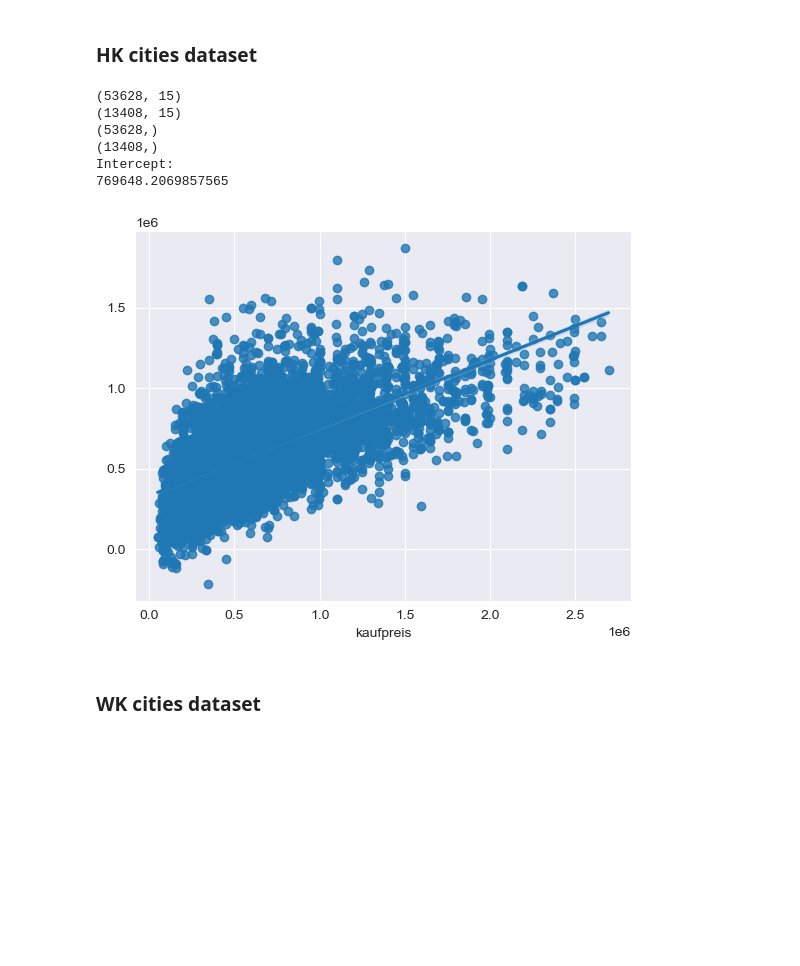
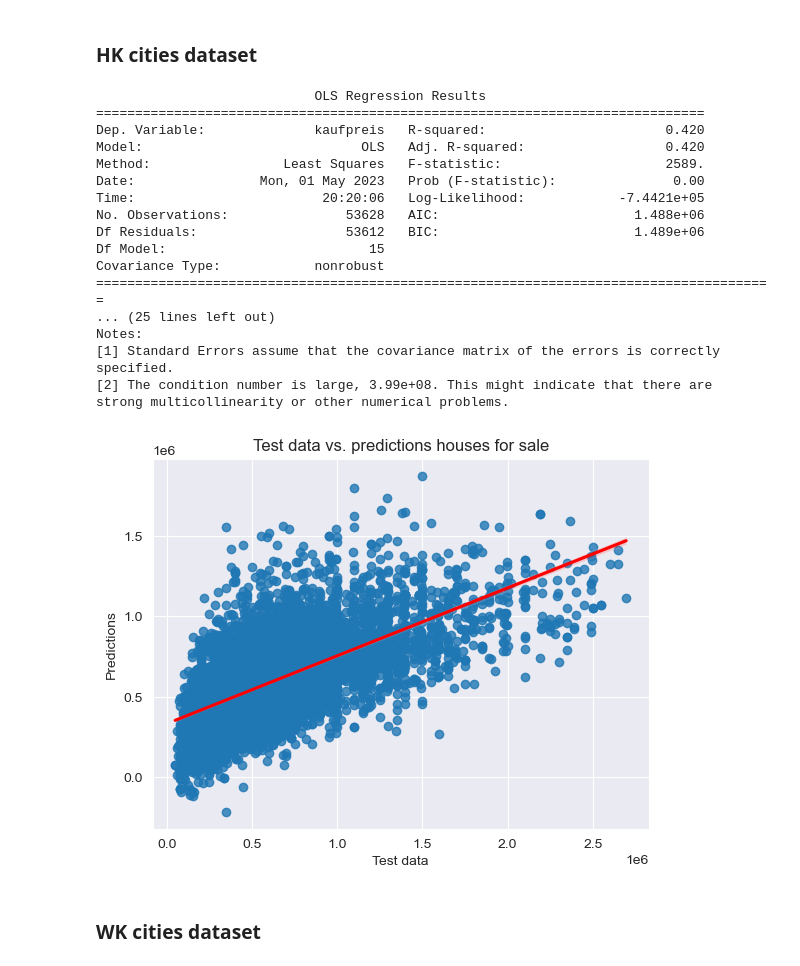
Before and after one commit to pvseydlitz/BachelorThesis, a Jupyter notebook: regressions_only.ipynb, the cells around one changed output. Cells and saved outputs as stored; diff of their text form; code cells hidden in the pictures; blank space fills up the shorter version.

```diff
--- a/regressions_only.ipynb
+++ b/regressions_only.ipynb
@@ -366,42 +462,52 @@ stargazer_tab
 # %%
 hk_2022 = pd.read_csv('./Data/Cleaned-Datasets/HK_2022_cleaned.csv')
 df_hk_2022 = pd.DataFrame(hk_2022)
 
 X = df_hk_2022[['wohnflaeche', 'grundstuecksflaeche', 'zimmeranzahl', 'schlafzimmer', 'badezimmer', 'keller', 'parkplatz', 'age', 'objektzustand', 'einwohner', 'Bevölkerungsdichte', 'Arbeitslosenquote', 'BIP_pro_einwohner', 'Einkommen', 'Leerstandsquote']]
 Y = df_hk_2022['kaufpreis']
 
-from sklearn.model_selection import train_test_split
 X_train, X_test, y_train, y_test = train_test_split(X, Y, test_size=0.2, random_state=101)
-print(X_train.shape)
-print(X_test.shape)
-print(y_train.shape)
-print(y_test.shape)
+#print(X_train.shape)
+#print(X_test.shape)
+#print(y_train.shape)
+#print(y_test.shape)
 
-from sklearn.linear_model import LinearRegression
 model = LinearRegression()
 model.fit(X_train,y_train)
 
-print('Intercept:')
-print(model.intercept_)
+#print('Intercept:')
+#print(model.intercept_)
 
 coeff_parameter = pd.DataFrame(model.coef_,X.columns,columns=['Coefficient'])
 #print(coeff_parameter)
 
 predictions = model.predict(X_test)
-
-sns.regplot(x=y_test, y=predictions)
+regplot = sns.regplot(x=y_test, y=predictions, line_kws={'color': 'red'})
+regplot.set(title='Test data vs. predictions houses for sale', xlabel='Test data', ylabel='Predictions')
+regplot
 
 X_train_Sm= sm.add_constant(X_train)
 hk_ls=sm.OLS(y_train,X_train_Sm).fit()
-#print(hk_ls.summary())
+print(hk_ls.summary())
 # %% [output]
-(53628, 15)
-(13408, 15)
-(53628,)
-(13408,)
-Intercept:
-769648.2069857565
+                            OLS Regression Results
+==============================================================================
+Dep. Variable:              kaufpreis   R-squared:                       0.420
+Model:                            OLS   Adj. R-squared:                  0.420
+Method:                 Least Squares   F-statistic:                     2589.
+Date:                Mon, 01 May 2023   Prob (F-statistic):               0.00
+Time:                        20:20:06   Log-Likelihood:            -7.4421e+05
+No. Observations:               53628   AIC:                         1.488e+06
+Df Residuals:                   53612   BIC:                         1.489e+06
+Df Model:                          15
+Covariance Type:            nonrobust
+=======================================================================================
+... (25 lines left out)
+Notes:
+[1] Standard Errors assume that the covariance matrix of the errors is correctly specified.
+[2] The condition number is large, 3.99e+08. This might indicate that there are
+strong multicollinearity or other numerical problems.
-[figure, old version]
+[figure, new version]
 # %% [markdown]
 ### WK cities dataset
 # %%
```
Also changed, not shown: parts of 7 cells of this notebook, 1 other file.
